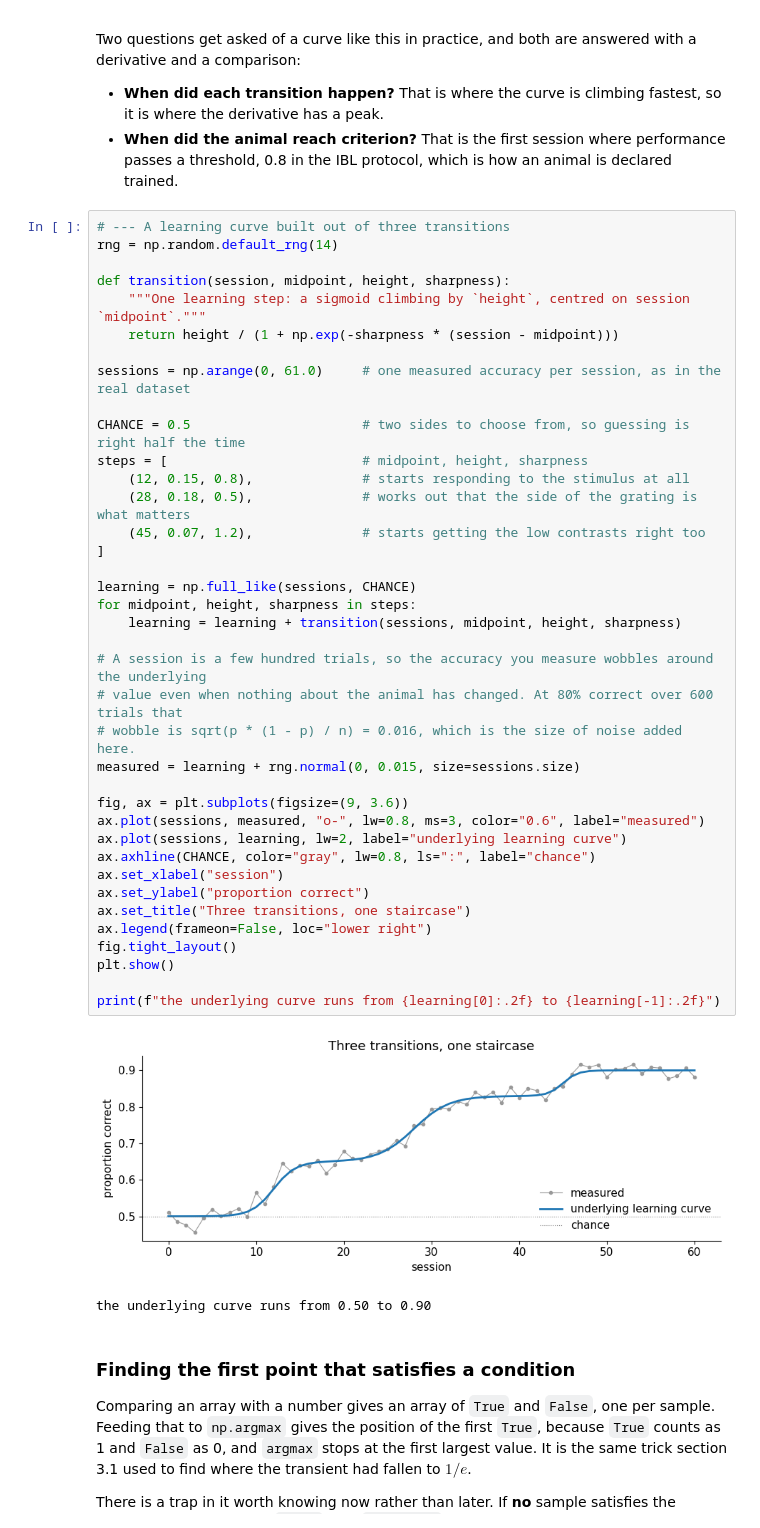
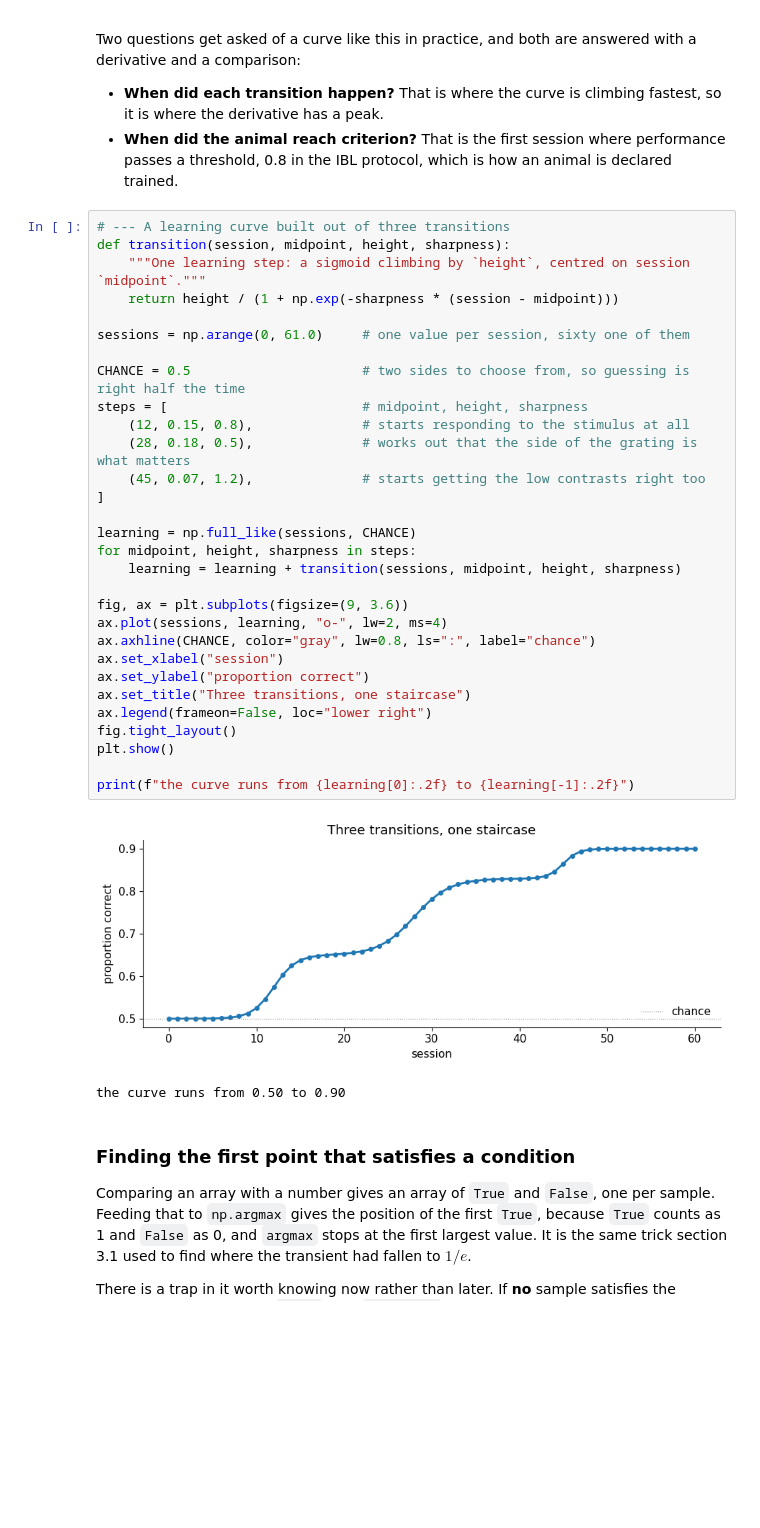
Before and after one commit to gmatteuc/QMN_course_2026, a Jupyter notebook: notebooks/02_math_refresher_TA.ipynb, the cells around one changed output. Cells and saved outputs as stored; diff of their text form; blank space fills up the shorter version.

```diff
--- a/notebooks/02_math_refresher_TA.ipynb
+++ b/notebooks/02_math_refresher_TA.ipynb
@@ -1455,45 +1455,37 @@ and a comparison:
   threshold, 0.8 in the IBL protocol, which is how an animal is declared trained.
 # %%
 # --- A learning curve built out of three transitions
-rng = np.random.default_rng(14)
-
 def transition(session, midpoint, height, sharpness):
     """One learning step: a sigmoid climbing by `height`, centred on session `midpoint`."""
     return height / (1 + np.exp(-sharpness * (session - midpoint)))
 
-sessions = np.arange(0, 61.0)     # one measured accuracy per session, as in the real dataset
+sessions = np.arange(0, 61.0)     # one value per session, sixty one of them
 
 CHANCE = 0.5                      # two sides to choose from, so guessing is right half the time
 steps = [                         # midpoint, height, sharpness
     (12, 0.15, 0.8),              # starts responding to the stimulus at all
     (28, 0.18, 0.5),              # works out that the side of the grating is what matters
     (45, 0.07, 1.2),              # starts getting the low contrasts right too
 ]
 
 learning = np.full_like(sessions, CHANCE)
 for midpoint, height, sharpness in steps:
     learning = learning + transition(sessions, midpoint, height, sharpness)
 
-# A session is a few hundred trials, so the accuracy you measure wobbles around the underlying
-# value even when nothing about the animal has changed. At 80% correct over 600 trials that
-# wobble is sqrt(p * (1 - p) / n) = 0.016, which is the size of noise added here.
-measured = learning + rng.normal(0, 0.015, size=sessions.size)
-
 fig, ax = plt.subplots(figsize=(9, 3.6))
-ax.plot(sessions, measured, "o-", lw=0.8, ms=3, color="0.6", label="measured")
-ax.plot(sessions, learning, lw=2, label="underlying learning curve")
+ax.plot(sessions, learning, "o-", lw=2, ms=4)
 ax.axhline(CHANCE, color="gray", lw=0.8, ls=":", label="chance")
 ax.set_xlabel("session")
 ax.set_ylabel("proportion correct")
 ax.set_title("Three transitions, one staircase")
 ax.legend(frameon=False, loc="lower right")
 fig.tight_layout()
 plt.show()
 
-print(f"the underlying curve runs from {learning[0]:.2f} to {learning[-1]:.2f}")
+print(f"the curve runs from {learning[0]:.2f} to {learning[-1]:.2f}")
 # %% [output]
-[figure, old version]
+[figure, new version]
-the underlying curve runs from 0.50 to 0.90
+the curve runs from 0.50 to 0.90
 # %% [markdown]
 ### Finding the first point that satisfies a condition
 
```
Also changed, not shown: parts of 6 cells of this notebook, 3 other files.
